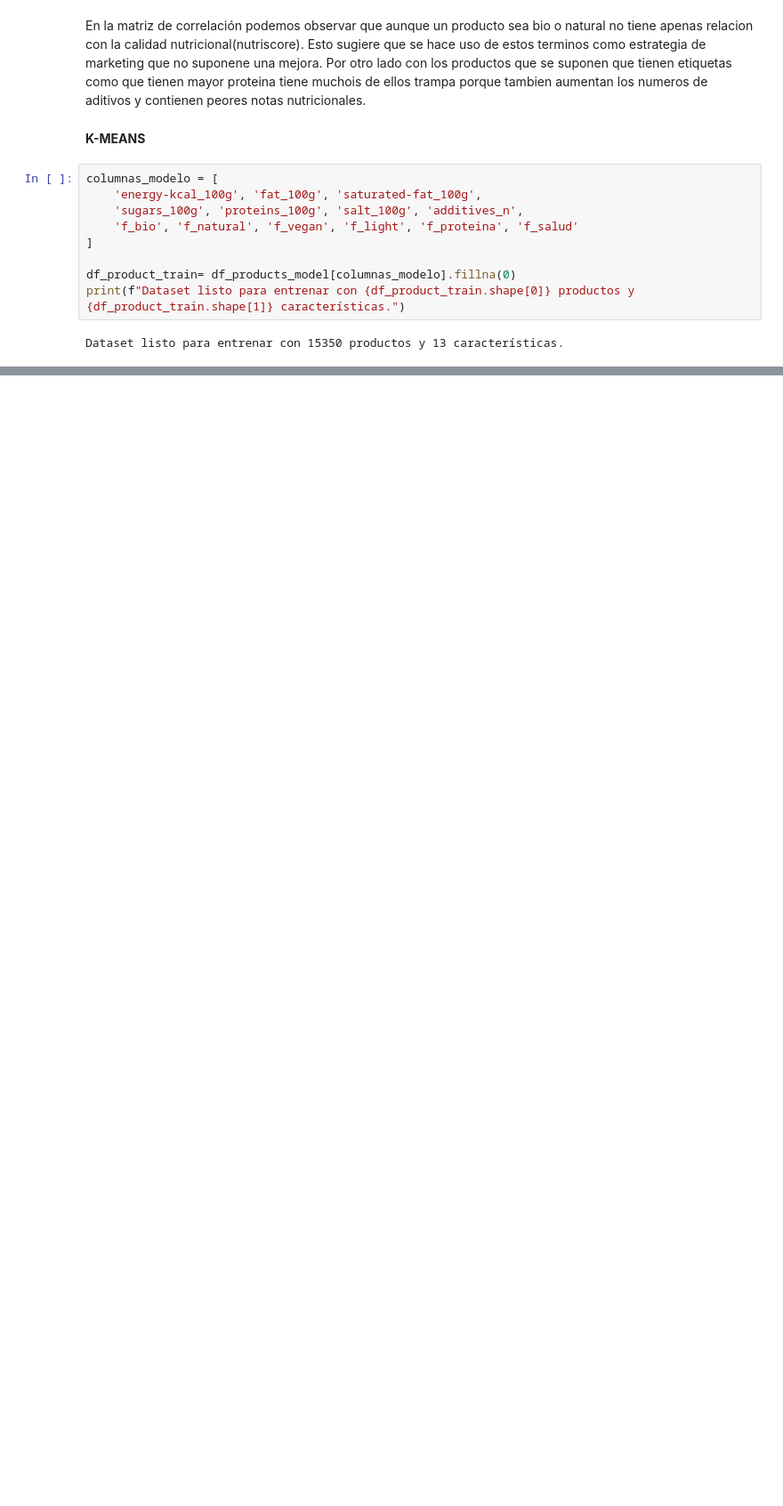
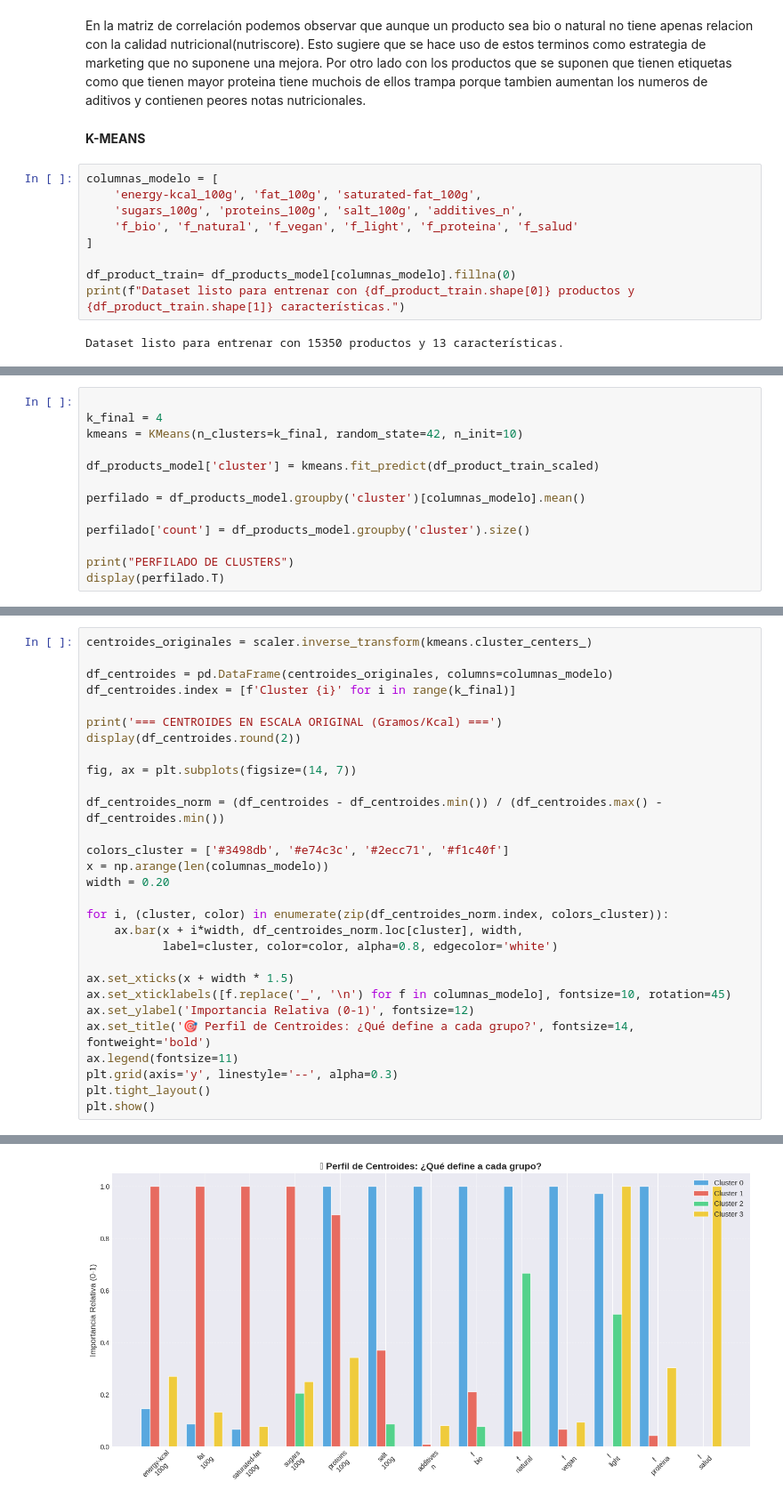
Before and after one commit to Kmpi17/TFMGreenWashing, a Jupyter notebook: TFG_KMPI.ipynb, the cells around one changed output, grey strips where cells are left out. Shown at 89% size. Drawn from its saved outputs; the diff is of its cells as text; blank space fills up the shorter version.

Commit message:
K means

```diff
--- a/TFG_KMPI.ipynb
+++ b/TFG_KMPI.ipynb
@@ -829,0 +950,13 @@ Dataset listo para entrenar con 15350 productos y 13 características.
+# %%
+
+k_final = 4
+kmeans = KMeans(n_clusters=k_final, random_state=42, n_init=10)
+
+df_products_model['cluster'] = kmeans.fit_predict(df_product_train_scaled)
+
+perfilado = df_products_model.groupby('cluster')[columnas_modelo].mean()
+
+perfilado['count'] = df_products_model.groupby('cluster').size()
+
+print("PERFILADO DE CLUSTERS")
+display(perfilado.T)
@@ -829,0 +982,30 @@ Dataset listo para entrenar con 15350 productos y 13 características.
+# %%
+centroides_originales = scaler.inverse_transform(kmeans.cluster_centers_)
+
+df_centroides = pd.DataFrame(centroides_originales, columns=columnas_modelo)
+df_centroides.index = [f'Cluster {i}' for i in range(k_final)]
+
+print('=== CENTROIDES EN ESCALA ORIGINAL (Gramos/Kcal) ===')
+display(df_centroides.round(2))
+
+fig, ax = plt.subplots(figsize=(14, 7))
+
+df_centroides_norm = (df_centroides - df_centroides.min()) / (df_centroides.max() - df_centroides.min())
+
+colors_cluster = ['#3498db', '#e74c3c', '#2ecc71', '#f1c40f']
+x = np.arange(len(columnas_modelo))
+width = 0.20
+
+for i, (cluster, color) in enumerate(zip(df_centroides_norm.index, colors_cluster)):
+    ax.bar(x + i*width, df_centroides_norm.loc[cluster], width,
+           label=cluster, color=color, alpha=0.8, edgecolor='white')
+
+ax.set_xticks(x + width * 1.5)
+ax.set_xticklabels([f.replace('_', '\n') for f in columnas_modelo], fontsize=10, rotation=45)
+ax.set_ylabel('Importancia Relativa (0-1)', fontsize=12)
+ax.set_title('🎯 Perfil de Centroides: ¿Qué define a cada grupo?', fontsize=14, fontweight='bold')
+ax.legend(fontsize=11)
+plt.grid(axis='y', linestyle='--', alpha=0.3)
+plt.tight_layout()
+plt.show()
+# %% [output]
@@ -829,0 +1018 @@ Dataset listo para entrenar con 15350 productos y 13 características.
+[figure, added]
```
Also changed, not shown: parts of 12 cells of this notebook.
